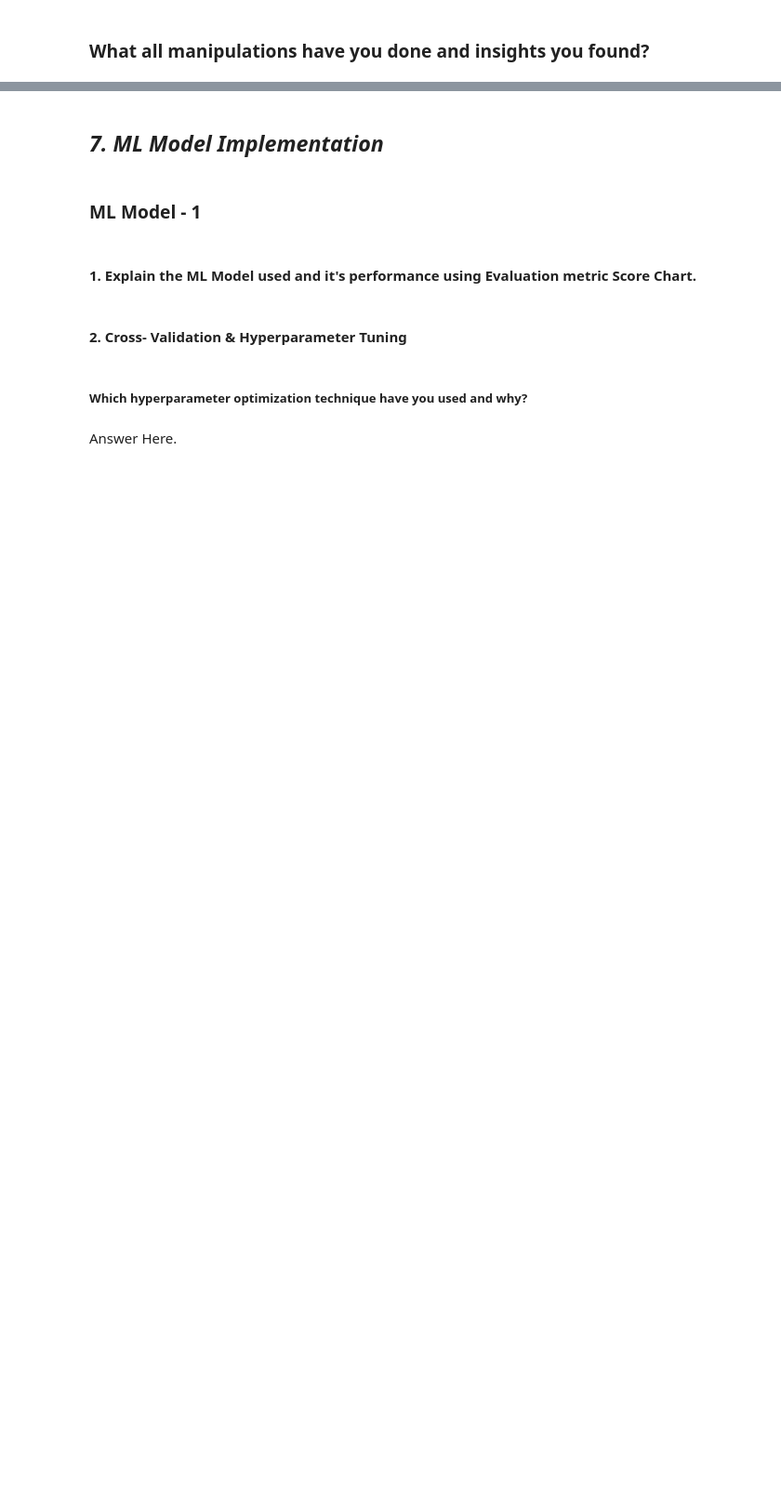
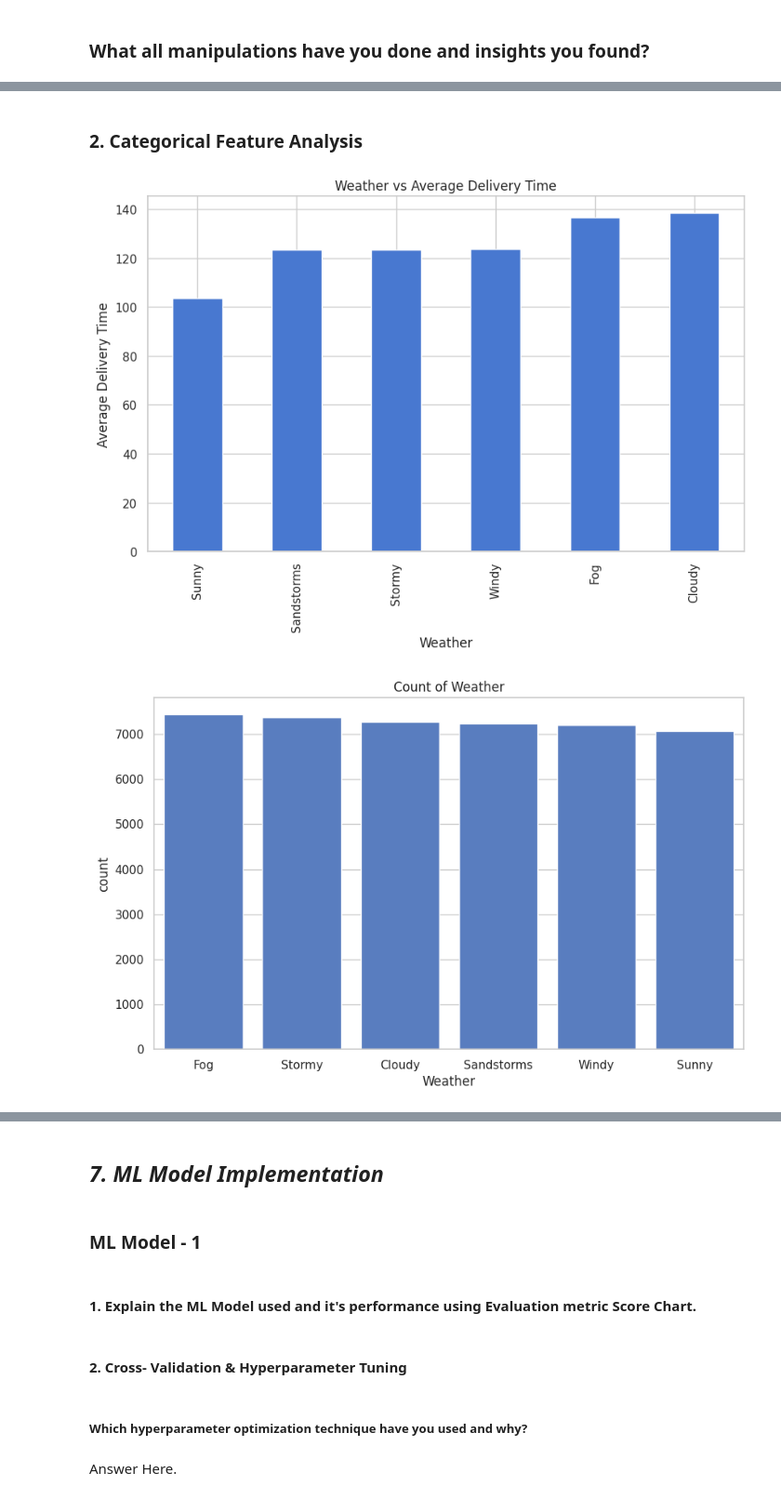
Before and after one commit to Jan2309jr/Amazon-Delivery-Time-Prediction, a Jupyter notebook: Amazon_Delivery_Time_Prediction.ipynb, the cells around one changed output, grey strips where cells are left out. Shown at 93% size. Saved outputs shown, nothing was run; the diff lists cells and outputs as text; code cells hidden in the pictures; blank space fills up the shorter version.

```diff
--- a/Amazon_Delivery_Time_Prediction.ipynb
+++ b/Amazon_Delivery_Time_Prediction.ipynb
@@ -689,0 +374,19 @@ Answer Here.
+# %% [markdown]
+### 2. Categorical Feature Analysis
+# %%
+categorical_features = ['Weather','Traffic','Vehicle','Area','Category']
+
+for col in categorical_features:
+    # Bar chart of average delivery time
+    df.groupby(col)['Delivery_Time'].mean().sort_values().plot(kind='bar')
+    plt.ylabel("Average Delivery Time")
+    plt.title(f"{col} vs Average Delivery Time")
+    plt.show()
+
+    # Count plot
+    sns.countplot(data=df, x=col, order=df[col].value_counts().index)
+    plt.title(f"Count of {col}")
+    plt.show()
+# %% [output]
+[figure, added]
+[figure, added]
```
Also changed, not shown: parts of 276 cells of this notebook.
